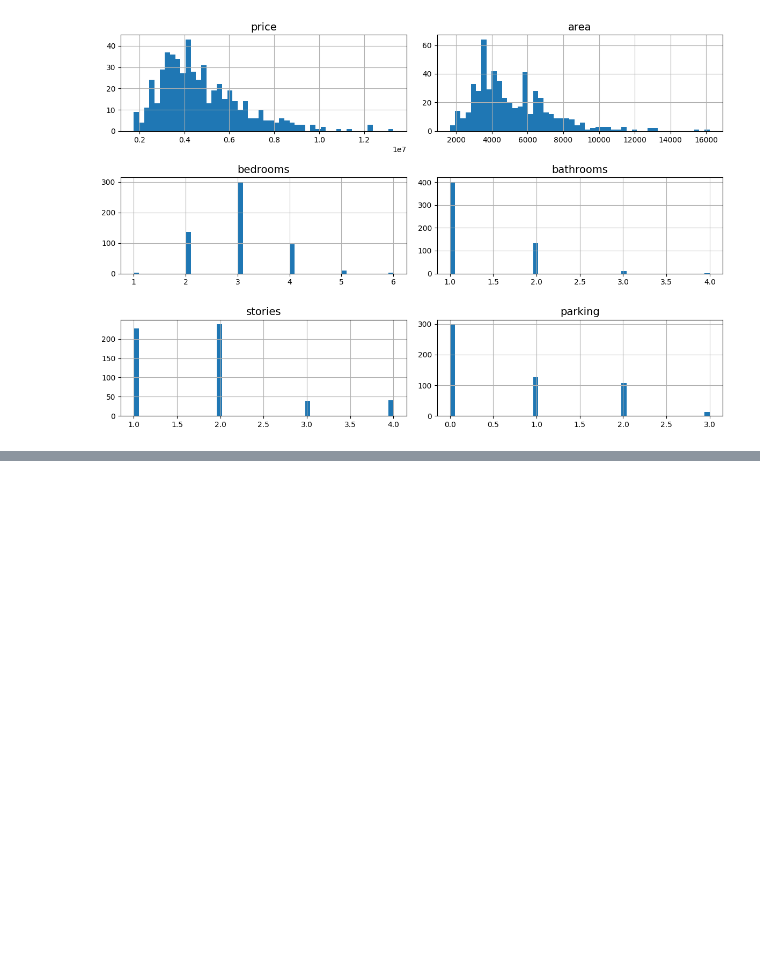
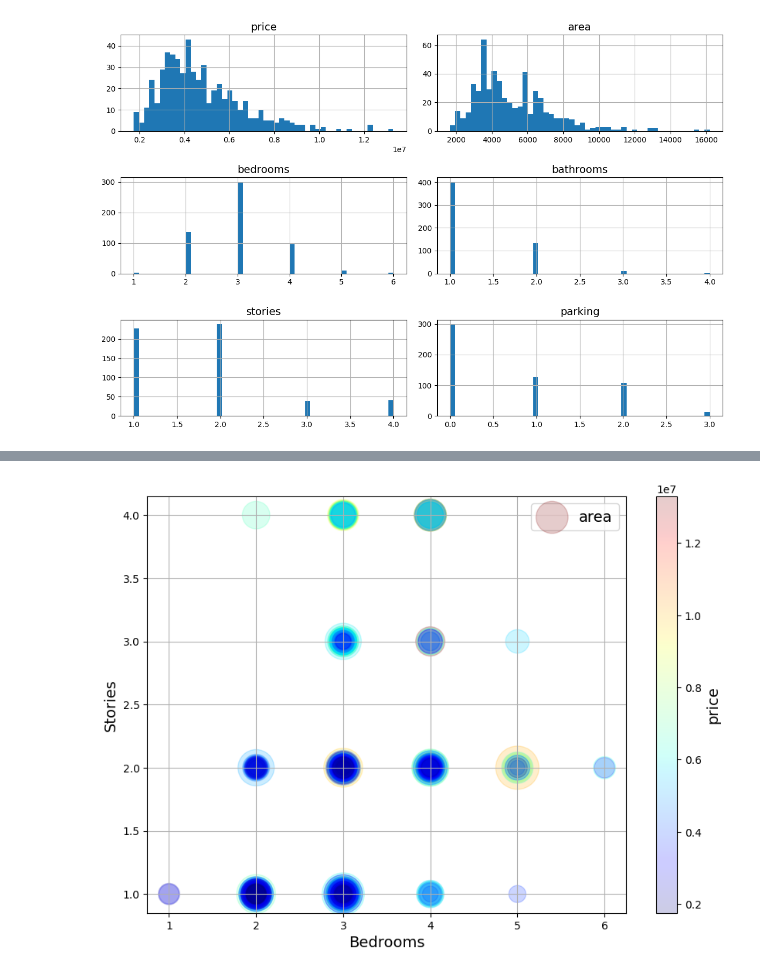
Before and after one commit to AshishRaj04/Matplotlib-Hacks, a Jupyter notebook: matplotlib.ipynb, the cells around one changed output, grey strips where cells are left out. Cells and saved outputs as stored; diff of their text form; code cells hidden in the pictures; blank space fills up the shorter version.

```diff
--- a/matplotlib.ipynb
+++ b/matplotlib.ipynb
@@ -135,0 +153,18 @@ plt.show()
+# %%
+copied_data = data.copy()
+# %%
+copied_data.plot(kind = "scatter" , x = "bedrooms" , y = "stories" ,
+                 grid = True ,alpha = 0.2 , s = copied_data["area"]/10 ,
+                 label = "area" , c = "price" , cmap = "jet" ,
+                 colorbar = True , legend=True , sharex=False ,
+                 figsize = (10,7))
+plt.xlabel("Bedrooms")
+plt.ylabel("Stories")
+plt.show()
+
+# Setting the alpha option to 0.2 makes it much easier to visualize the places where there is a high density of data points.
+# The radius of each circle represents the area (option s).
+# The color represents the price (option c).
+# Here we use a predefined color map (option cmap) called jet, which ranges from blue (low values) to red (high prices)
+# %% [output]
+[figure, added]
```
Also changed, not shown: parts of 5 cells of this notebook.
